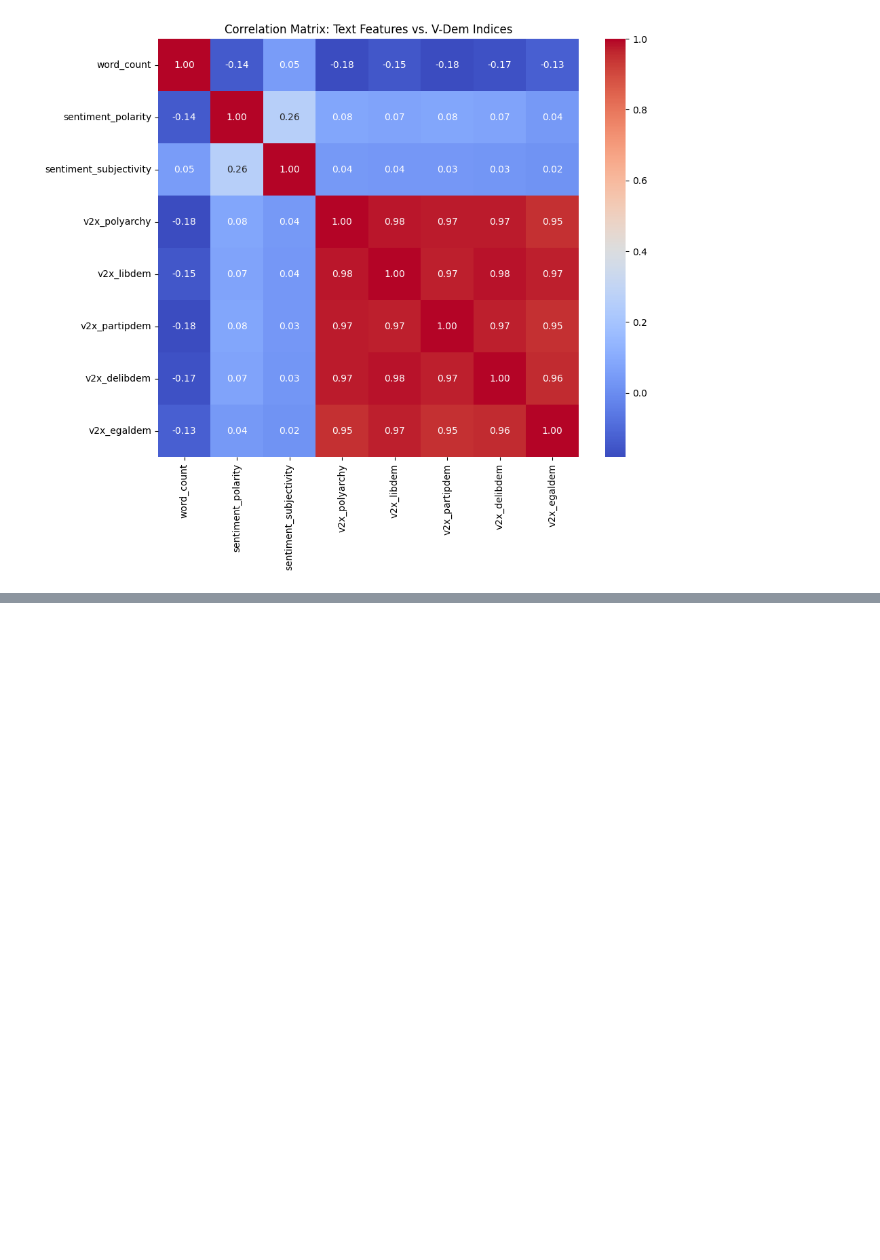
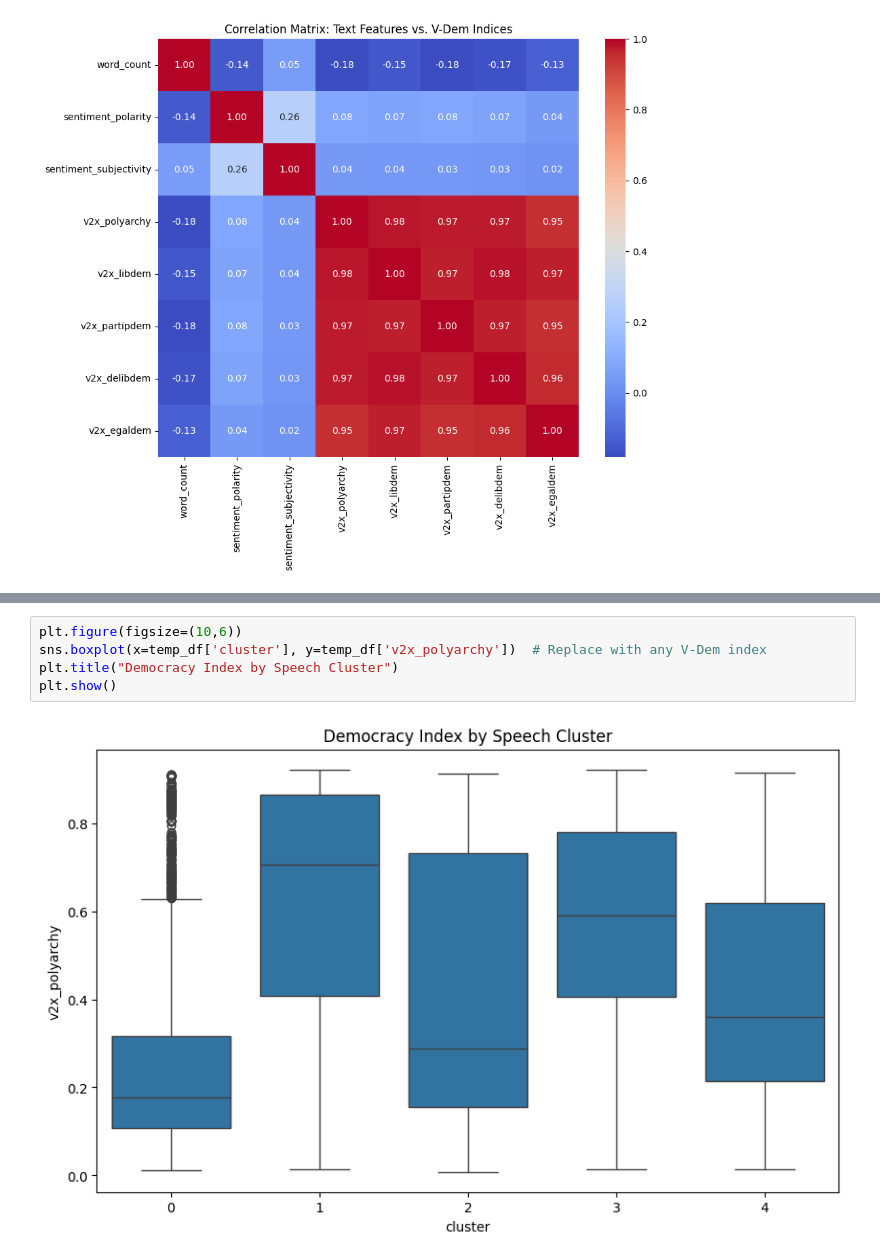
Before and after one commit to maxlaza411/Speech-Gov-Prediction, a Jupyter notebook: workbook.ipynb, the cells around one changed output, grey strips where cells are left out. Drawn from its saved outputs; the diff is of its cells as text; blank space fills up the shorter version.

```diff
--- a/workbook.ipynb
+++ b/workbook.ipynb
@@ -205,0 +236,7 @@ plt.show()
+# %%
+plt.figure(figsize=(10,6))
+sns.boxplot(x=temp_df['cluster'], y=temp_df['v2x_polyarchy'])  # Replace with any V-Dem index
+plt.title("Democracy Index by Speech Cluster")
+plt.show()
+# %% [output]
+[figure, added]
```
Also changed, not shown: parts of 12 cells of this notebook.
